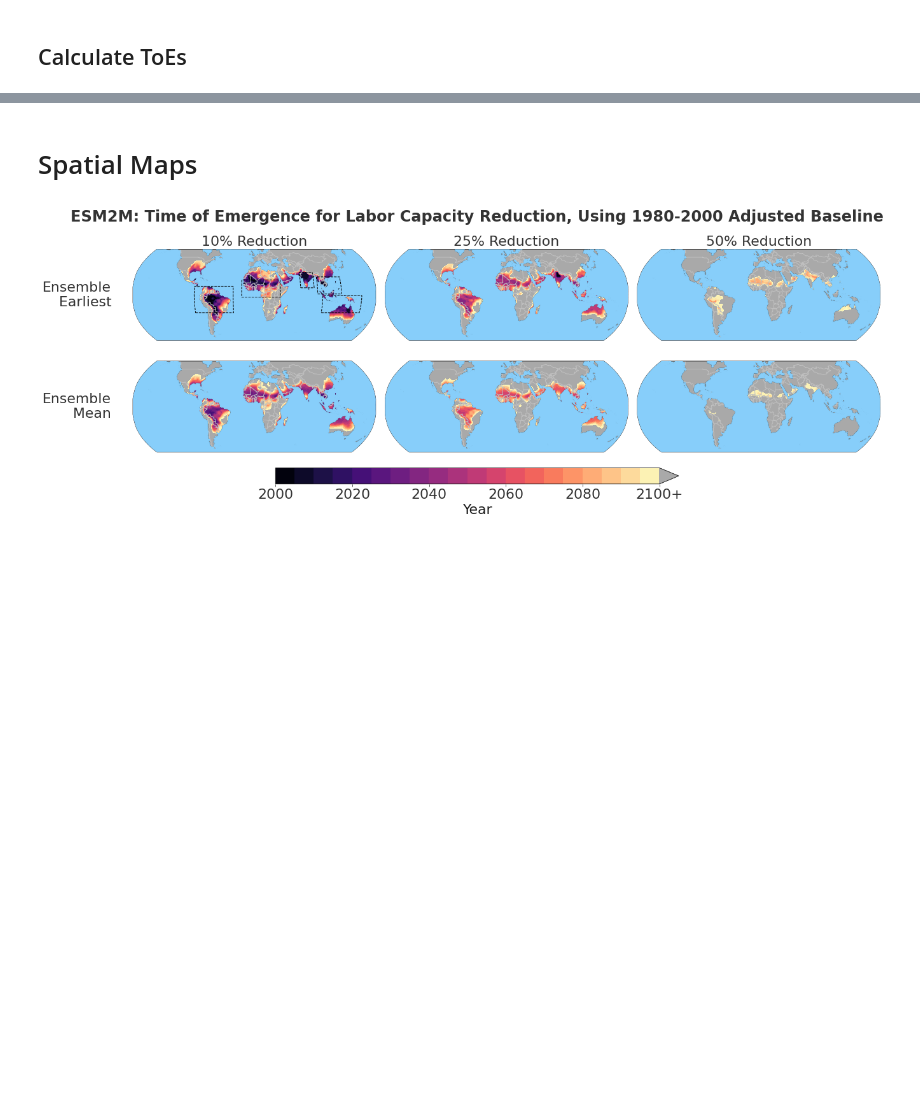
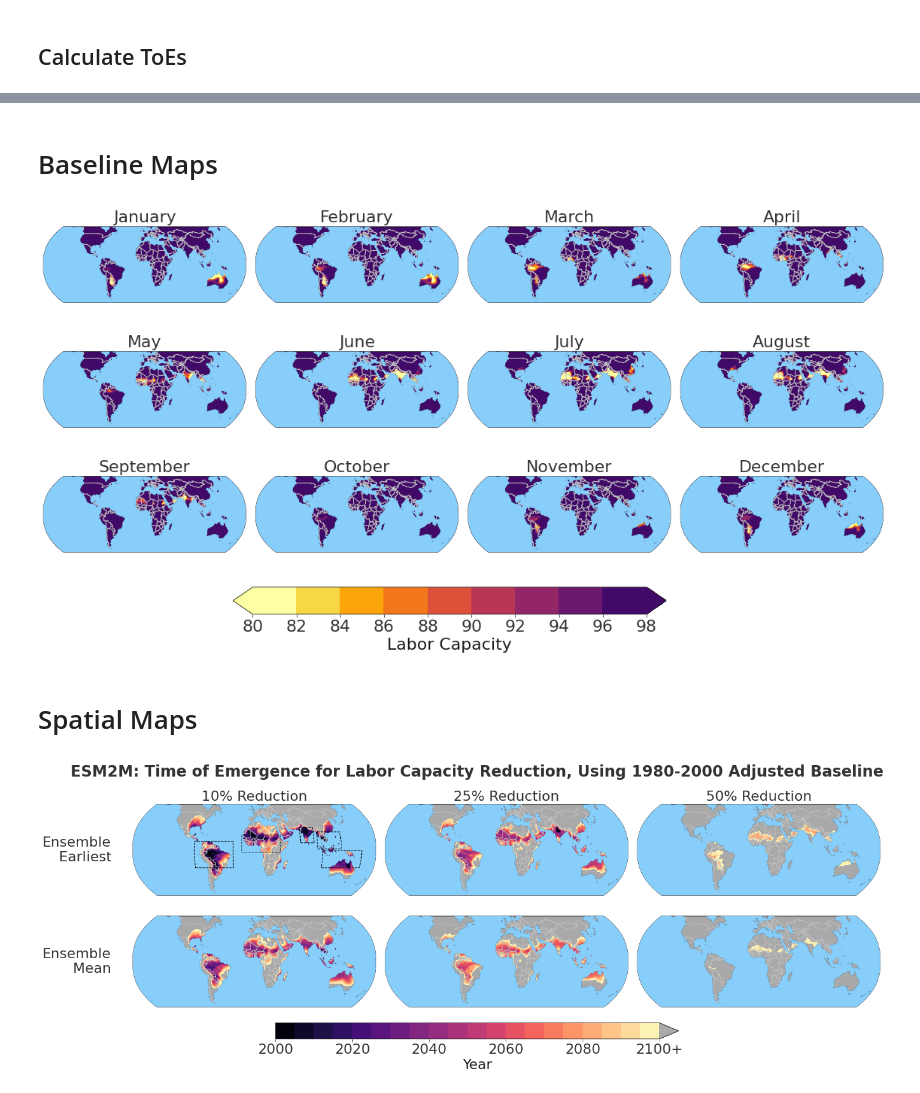
Before and after one commit to KYan19/pei, a Jupyter notebook: notebooks/8.3_Summer_Toe.ipynb, the cells around one changed output, grey strips where cells are left out. Saved outputs shown, nothing was run; the diff lists cells and outputs as text; code cells hidden in the pictures; blank space fills up the shorter version.

Commit message:
Figure of baseline labor capacity

```diff
--- a/notebooks/8.3_Summer_Toe.ipynb
+++ b/notebooks/8.3_Summer_Toe.ipynb
@@ -104,3 +110,33 @@ with ProgressBar():
+# %% [markdown]
+# Baseline Maps
+# %%
+crs = ccrs.Robinson()
+
+fig,axs=plt.subplots(nrows=3,ncols=4,figsize=(20,10),subplot_kw={'projection':crs})
+ds_base = ds_base_esm2m
+months = ['January','February','March','April','May','June','July','August','September','October','November','December']
+levels = np.arange(80,100,2)
+
+cmap = cm.get_cmap('inferno_r')
+colors= cmap(np.arange(0,1,0.1))
+
+for month in ds_base['month']:
+    index = month.item()-1
+    # Get correct axis
+    ax = axs[int(index/4)][index%4]
+
+    im = lf.contour(ds_base.isel(month=index),months[index],ax,levels=levels,colors=colors,over=None,crop=True)
+
+# Single colorbar for all plots
+fig.subplots_adjust(bottom=0.2)
+cbar_ax = fig.add_axes([0.3, 0.125, 0.4, 0.05])
+cbar = fig.colorbar(im, cax=cbar_ax,orientation='horizontal');
+cbar.set_label('Labor Capacity',fontsize=22)
+fig.subplots_adjust(wspace=.05,hspace=.05)
+
+plt.savefig('baseline.png')
+# %% [output]
+[figure, added]
 # %% [markdown]
 # Spatial Maps
 # %%
```
Also changed, not shown: parts of 12 cells of this notebook, 5 other files.
